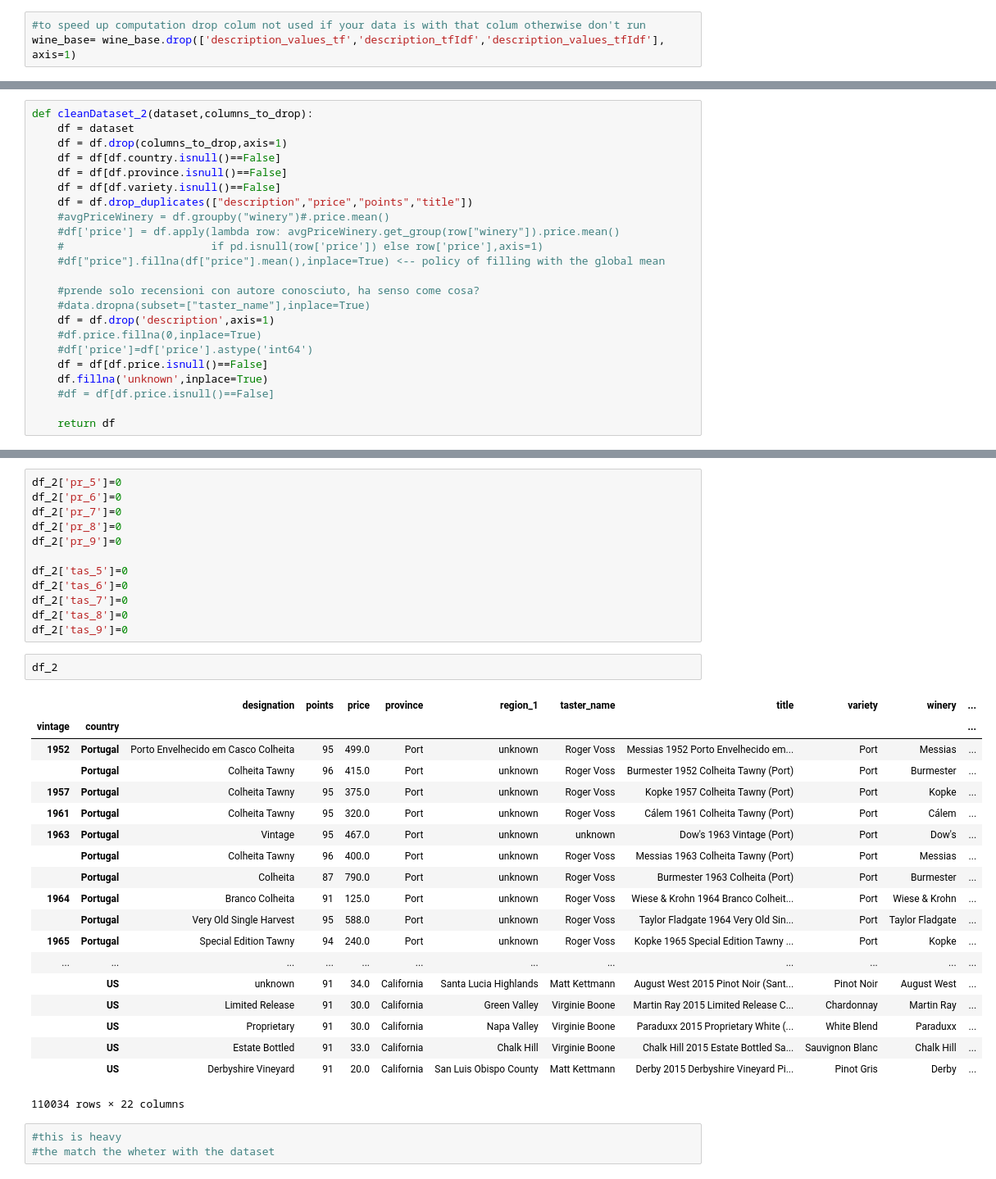
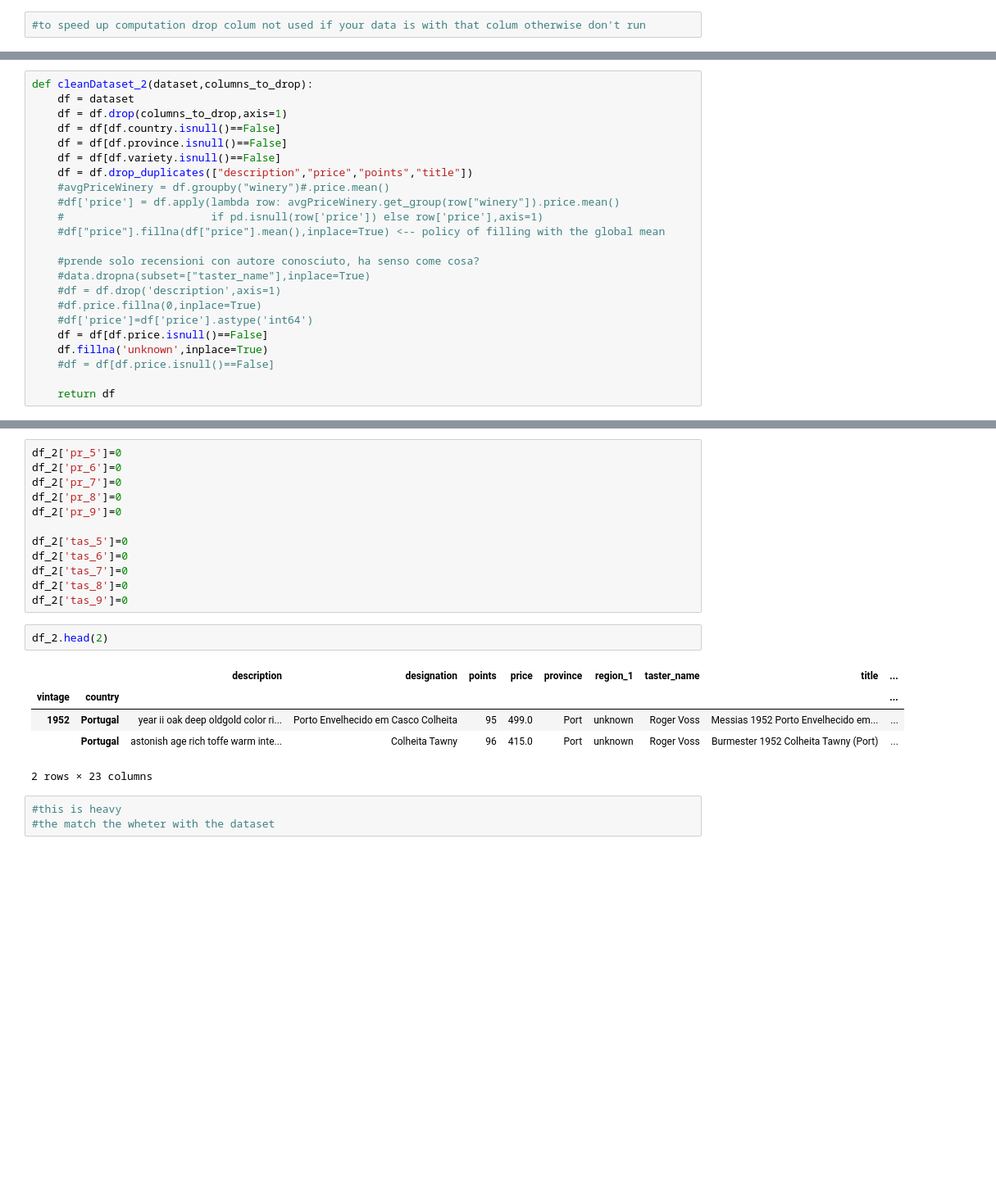
Before and after one commit to burlamix/How_it_taste, a Jupyter notebook: Getting wheter.ipynb, the cells around one changed output, grey strips where cells are left out. Shown: that part at 82% size. Cells and saved outputs as stored; diff of their text form; blank space fills up the shorter version.

```diff
--- a/Getting wheter.ipynb
+++ b/Getting wheter.ipynb
@@ -34,6 +15,5 @@ wine_base = wine_base.reset_index()
 # %%
 #to speed up computation drop colum not used if your data is with that colum otherwise don't run
-wine_base= wine_base.drop(['description_values_tf','description_tfIdf','description_values_tfIdf'], axis=1)
 # %%
 wine_base.head(2)
 # %% [output]
@@ -159,7 +139,7 @@ def cleanDataset_2(dataset,columns_to_drop):
 
     #prende solo recensioni con autore conosciuto, ha senso come cosa?
     #data.dropna(subset=["taster_name"],inplace=True)
-    df = df.drop('description',axis=1)
+    #df = df.drop('description',axis=1)
     #df.price.fillna(0,inplace=True)
     #df['price']=df['price'].astype('int64')
     df = df[df.price.isnull()==False]
@@ -259,27 +236,13 @@ df_2['tas_7']=0
 df_2['tas_8']=0
 df_2['tas_9']=0
 # %%
-df_2
+df_2.head(2)
 # %% [output]
-|  |  | designation | points | price | province | region_1 | taster_name | title | variety | winery | ... |
-| vintage | country |  |  |  |  |  |  |  |  |  | ... |
-| 1952 | Portugal | Porto Envelhecido em Casco Colheita | 95 | 499.0 | Port | unknown | Roger Voss | Messias 1952 Porto Envelhecido em... | Port | Messias | ... |
-|  | Portugal | Colheita Tawny | 96 | 415.0 | Port | unknown | Roger Voss | Burmester 1952 Colheita Tawny (Port) | Port | Burmester | ... |
-| 1957 | Portugal | Colheita Tawny | 95 | 375.0 | Port | unknown | Roger Voss | Kopke 1957 Colheita Tawny (Port) | Port | Kopke | ... |
-| 1961 | Portugal | Colheita Tawny | 95 | 320.0 | Port | unknown | Roger Voss | Cálem 1961 Colheita Tawny (Port) | Port | Cálem | ... |
-| 1963 | Portugal | Vintage | 95 | 467.0 | Port | unknown | unknown | Dow's 1963 Vintage (Port) | Port | Dow's | ... |
-|  | Portugal | Colheita Tawny | 96 | 400.0 | Port | unknown | Roger Voss | Messias 1963 Colheita Tawny (Port) | Port | Messias | ... |
-|  | Portugal | Colheita | 87 | 790.0 | Port | unknown | Roger Voss | Burmester 1963 Colheita (Port) | Port | Burmester | ... |
-| 1964 | Portugal | Branco Colheita | 91 | 125.0 | Port | unknown | Roger Voss | Wiese & Krohn 1964 Branco Colheit... | Port | Wiese & Krohn | ... |
-|  | Portugal | Very Old Single Harvest | 95 | 588.0 | Port | unknown | Roger Voss | Taylor Fladgate 1964 Very Old Sin... | Port | Taylor Fladgate | ... |
-| 1965 | Portugal | Special Edition Tawny | 94 | 240.0 | Port | unknown | Roger Voss | Kopke 1965 Special Edition Tawny ... | Port | Kopke | ... |
-| ... | ... | ... | ... | ... | ... | ... | ... | ... | ... | ... | ... |
-|  | US | unknown | 91 | 34.0 | California | Santa Lucia Highlands | Matt Kettmann | August West 2015 Pinot Noir (Sant... | Pinot Noir | August West | ... |
-|  | US | Limited Release | 91 | 30.0 | California | Green Valley | Virginie Boone | Martin Ray 2015 Limited Release C... | Chardonnay | Martin Ray | ... |
-|  | US | Proprietary | 91 | 30.0 | California | Napa Valley | Virginie Boone | Paraduxx 2015 Proprietary White (... | White Blend | Paraduxx | ... |
-|  | US | Estate Bottled | 91 | 33.0 | California | Chalk Hill | Virginie Boone | Chalk Hill 2015 Estate Bottled Sa... | Sauvignon Blanc | Chalk Hill | ... |
-|  | US | Derbyshire Vineyard | 91 | 20.0 | California | San Luis Obispo County | Matt Kettmann | Derby 2015 Derbyshire Vineyard Pi... | Pinot Gris | Derby | ... |
+|  |  | description | designation | points | price | province | region_1 | taster_name | title | ... |
+| vintage | country |  |  |  |  |  |  |  |  | ... |
+| 1952 | Portugal | year ii oak deep oldgold color ri... | Porto Envelhecido em Casco Colheita | 95 | 499.0 | Port | unknown | Roger Voss | Messias 1952 Porto Envelhecido em... | ... |
+|  | Portugal | astonish age rich toffe warm inte... | Colheita Tawny | 96 | 415.0 | Port | unknown | Roger Voss | Burmester 1952 Colheita Tawny (Port) | ... |
-110034 rows × 22 columns
+2 rows × 23 columns
 # %%
 #this is heavy
 #the match the wheter with the dataset
```
Also changed, not shown: parts of 20 cells of this notebook, 5 other files.
